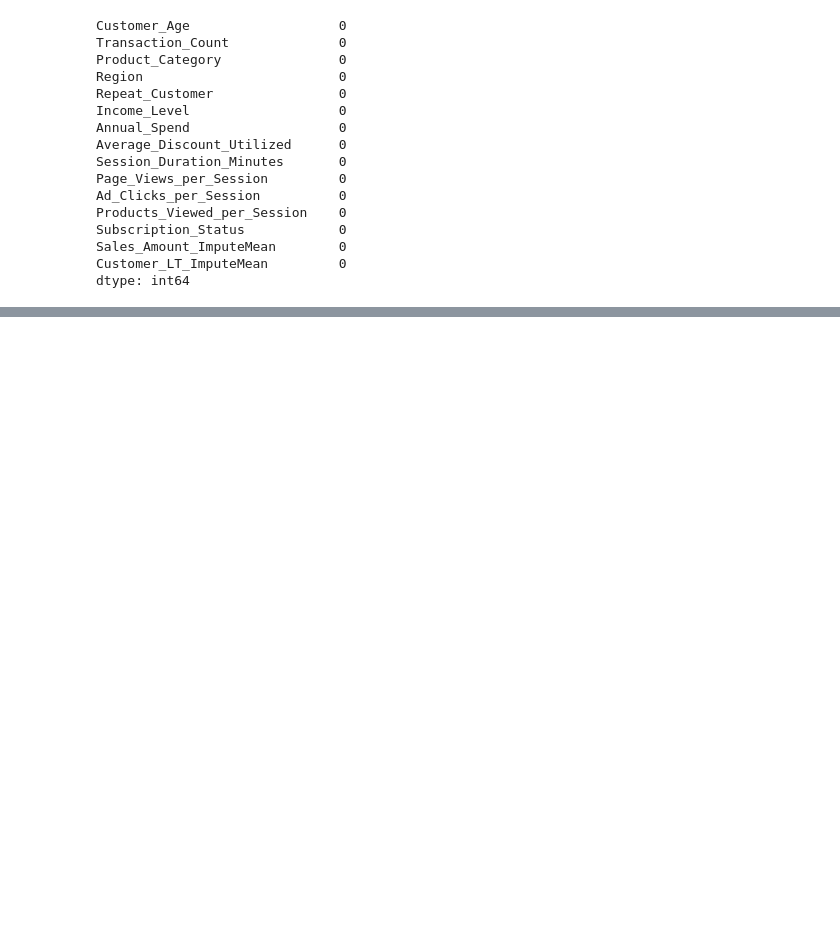
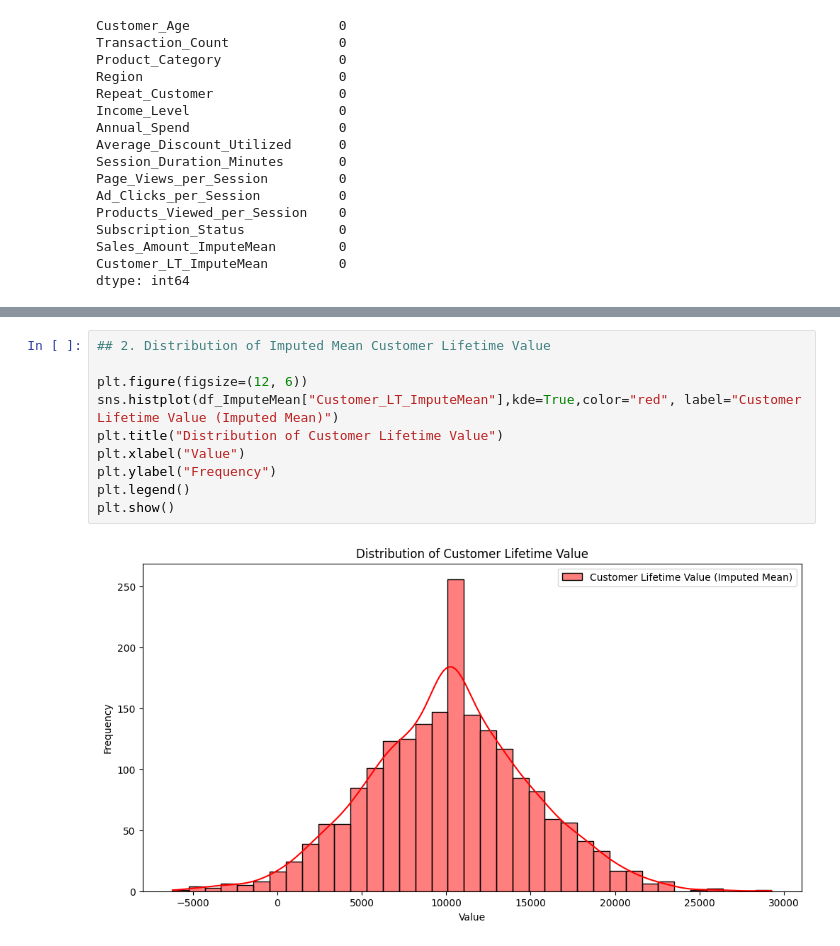
Before and after one commit to xiu-shi/DA_L7, a Jupyter notebook: L7_term2/visualization/CA2_visual_prep_v2.ipynb, the cells around one changed output, grey strips where cells are left out. Saved outputs shown, nothing was run; the diff lists cells and outputs as text; blank space fills up the shorter version.

```diff
--- a/L7_term2/visualization/CA2_visual_prep_v2.ipynb
+++ b/L7_term2/visualization/CA2_visual_prep_v2.ipynb
@@ -151,0 +181,12 @@ df_ImputeMean.info()
+# %%
+## 2. Distribution of Imputed Mean Customer Lifetime Value
+
+plt.figure(figsize=(12, 6))
+sns.histplot(df_ImputeMean["Customer_LT_ImputeMean"],kde=True,color="red", label="Customer Lifetime Value (Imputed Mean)")
+plt.title("Distribution of Customer Lifetime Value")
+plt.xlabel("Value")
+plt.ylabel("Frequency")
+plt.legend()
+plt.show()
+# %% [output]
+[figure, added]
```
Also changed, not shown: parts of 4 cells of this notebook, 1 other file.
